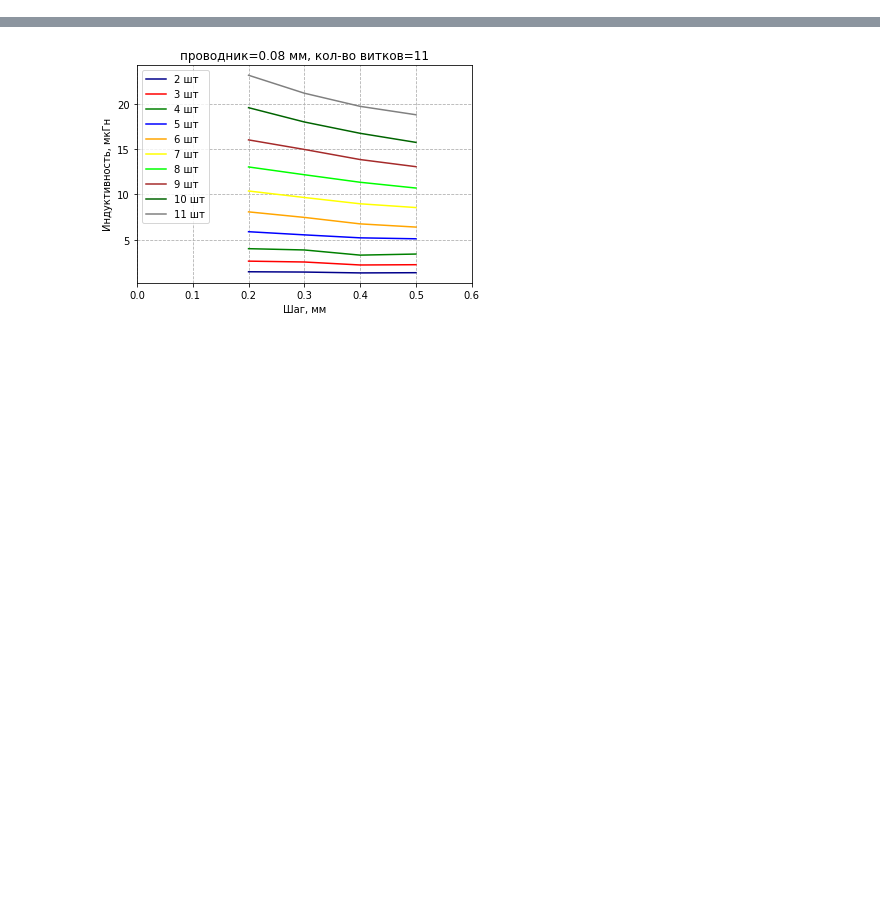
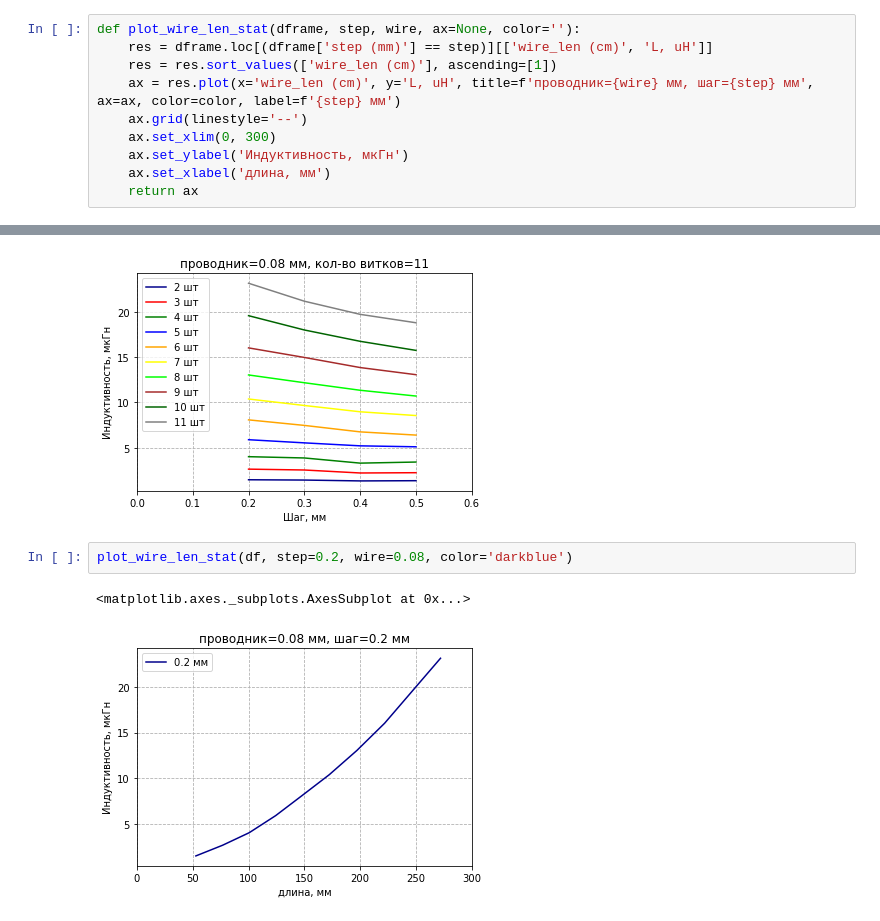
Before and after one commit to igrekus/coil-report, a Jupyter notebook: coil-008.ipynb, the cells around one changed output, grey strips where cells are left out. Drawn from its saved outputs; the diff is of its cells as text; blank space fills up the shorter version.

Commit message:
FEAT: add plots for wire length -- inductance stats

```diff
--- a/coil-008.ipynb
+++ b/coil-008.ipynb
@@ -27,6 +27,16 @@ def plot_coil_n_stat(dframe, coil_n, wire, ax=None, color=''):
     ax.set_ylabel('Индуктивность, мкГн')
     ax.set_xlabel('Шаг, мм')
     return ax
+# %%
+def plot_wire_len_stat(dframe, step, wire, ax=None, color=''):
+    res = dframe.loc[(dframe['step (mm)'] == step)][['wire_len (cm)', 'L, uH']]
+    res = res.sort_values(['wire_len (cm)'], ascending=[1])
+    ax = res.plot(x='wire_len (cm)', y='L, uH', title=f'проводник={wire} мм, шаг={step} мм', ax=ax, color=color, label=f'{step} мм')
+    ax.grid(linestyle='--')
+    ax.set_xlim(0, 300)
+    ax.set_ylabel('Индуктивность, мкГн')
+    ax.set_xlabel('длина, мм')
+    return ax
 # %%
 ax = plot_step_stat(df, step=0.2, wire=0.08, color='darkblue')
 # %% [output]
@@ -109,3 +115,8 @@ for st, col in zip(range(3, 12), ['red', 'green', 'blue', 'orange', 'yellow', 'l
     plot_coil_n_stat(df, coil_n=st, wire=0.08, ax=ax, color=col)
 # %% [output]
 [figure]
+# %%
+plot_wire_len_stat(df, step=0.2, wire=0.08, color='darkblue')
+# %% [output]
+<matplotlib.axes._subplots.AxesSubplot at 0x...>
+[figure, added]
```
Also changed, not shown: parts of 5 cells of this notebook, 1 other file.
